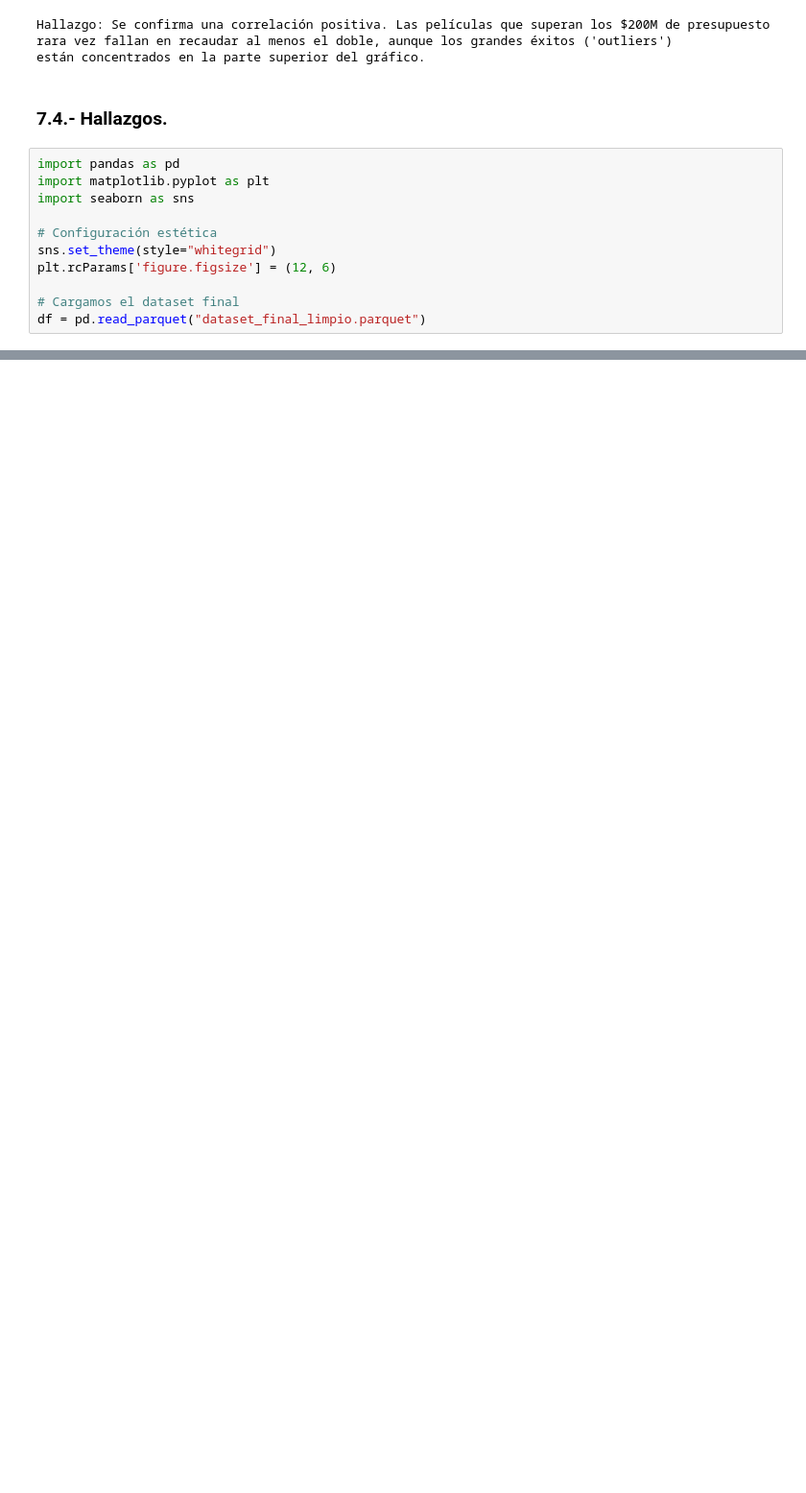
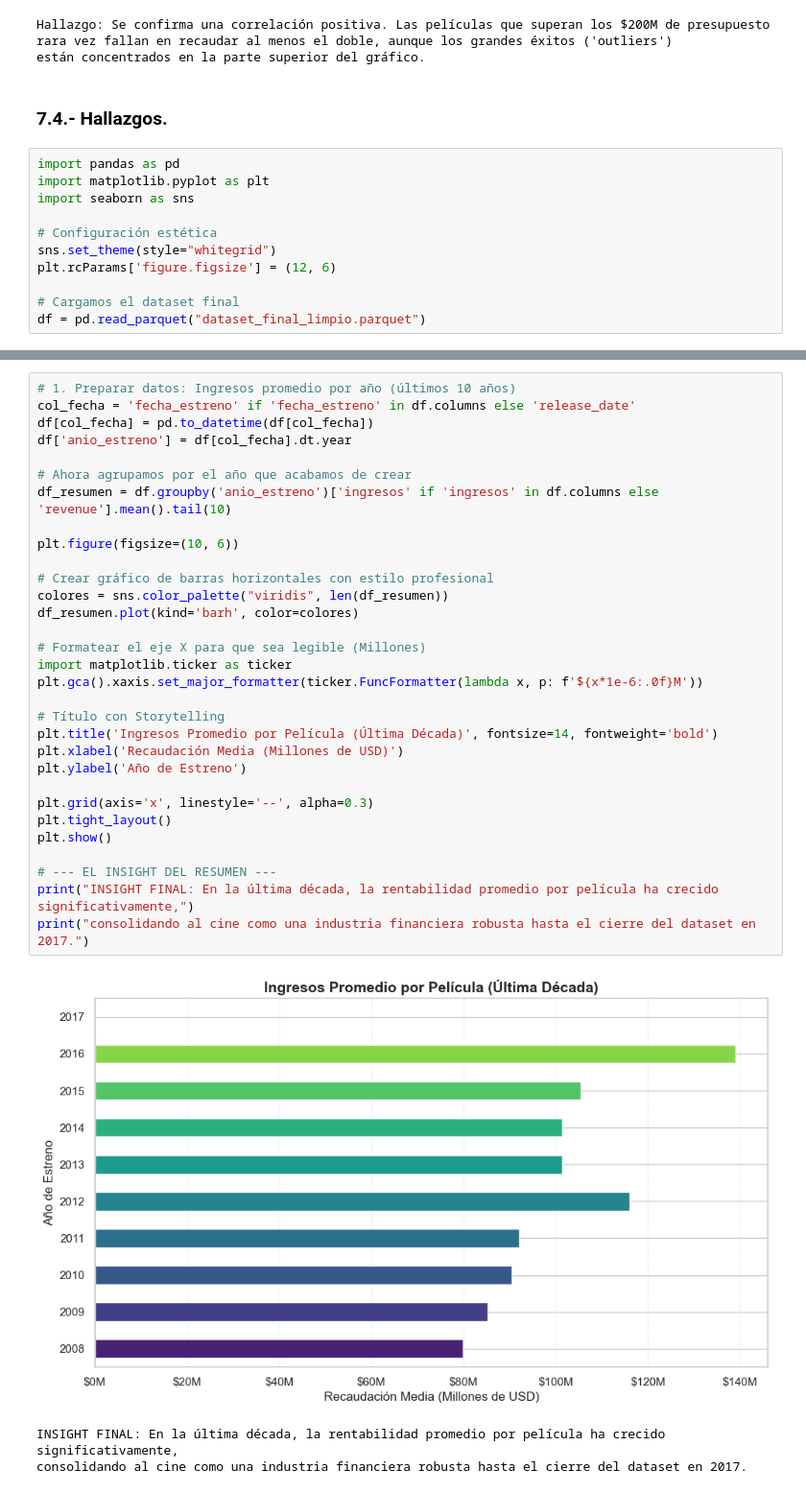
Before and after one commit to CesaReveron/An-lisis-de-Dataset-5000-Peliculas, a Jupyter notebook: analisis_previo.ipynb, the cells around one changed output, grey strips where cells are left out. Shown at 96% size. Drawn from its saved outputs; the diff is of its cells as text; blank space fills up the shorter version.

Commit message:
7.4.2 Conclusiones
creamos las conclusiones graficamente con un pequeño insight

```diff
--- a/analisis_previo.ipynb
+++ b/analisis_previo.ipynb
@@ -497,0 +500,35 @@ Hallazgo: El dataset finaliza el 03-02-2017 con la película: 'Growing Up Smith'
+# %%
+# 1. Preparar datos: Ingresos promedio por año (últimos 10 años)
+col_fecha = 'fecha_estreno' if 'fecha_estreno' in df.columns else 'release_date'
+df[col_fecha] = pd.to_datetime(df[col_fecha])
+df['anio_estreno'] = df[col_fecha].dt.year
+
+# Ahora agrupamos por el año que acabamos de crear
+df_resumen = df.groupby('anio_estreno')['ingresos' if 'ingresos' in df.columns else 'revenue'].mean().tail(10)
+
+plt.figure(figsize=(10, 6))
+
+# Crear gráfico de barras horizontales con estilo profesional
+colores = sns.color_palette("viridis", len(df_resumen))
+df_resumen.plot(kind='barh', color=colores)
+
+# Formatear el eje X para que sea legible (Millones)
+import matplotlib.ticker as ticker
+plt.gca().xaxis.set_major_formatter(ticker.FuncFormatter(lambda x, p: f'${x*1e-6:.0f}M'))
+
+# Título con Storytelling
+plt.title('Ingresos Promedio por Película (Última Década)', fontsize=14, fontweight='bold')
+plt.xlabel('Recaudación Media (Millones de USD)')
+plt.ylabel('Año de Estreno')
+
+plt.grid(axis='x', linestyle='--', alpha=0.3)
+plt.tight_layout()
+plt.show()
+
+# --- EL INSIGHT DEL RESUMEN ---
+print("INSIGHT FINAL: En la última década, la rentabilidad promedio por película ha crecido significativamente,")
+print("consolidando al cine como una industria financiera robusta hasta el cierre del dataset en 2017.")
+# %% [output]
+[figure, added]
+INSIGHT FINAL: En la última década, la rentabilidad promedio por película ha crecido significativamente,
+consolidando al cine como una industria financiera robusta hasta el cierre del dataset en 2017.
```
Also changed, not shown: parts of 3 cells of this notebook.
